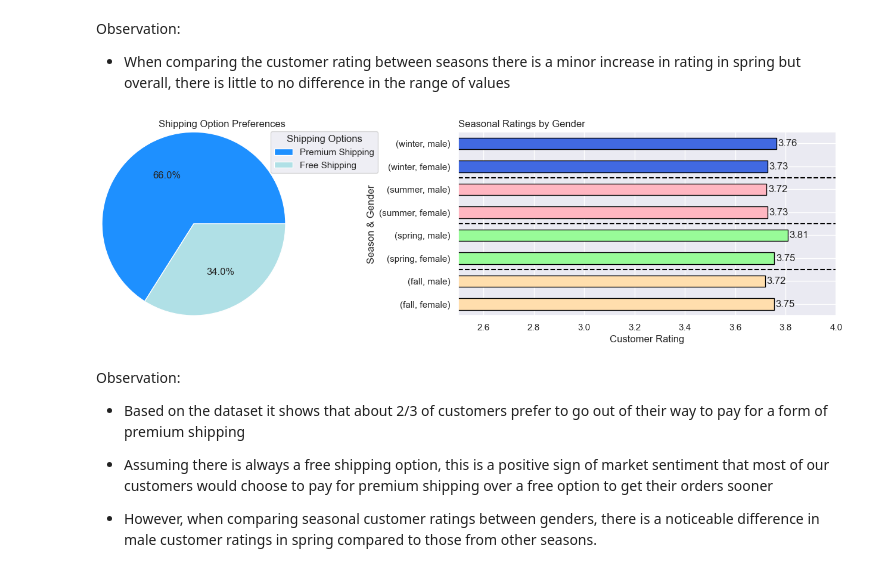
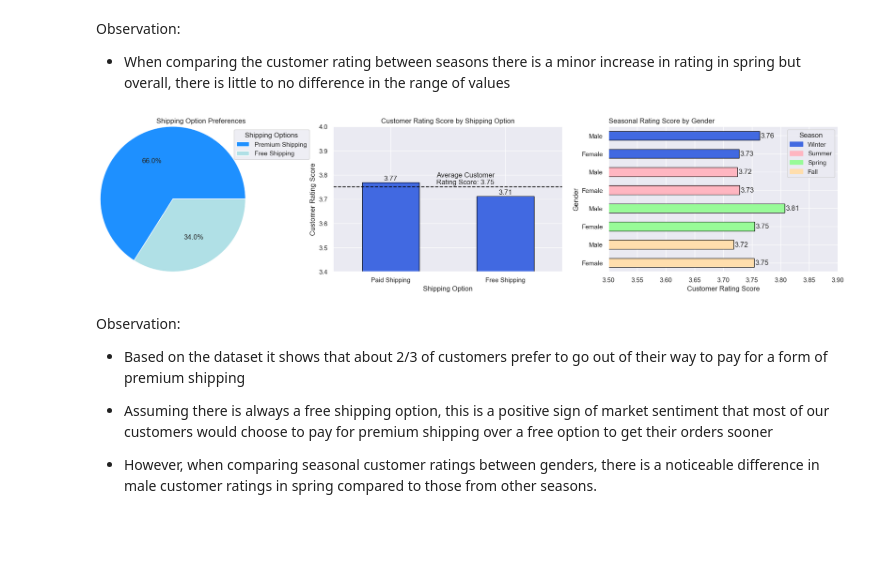
Before and after one commit to jasondo-da/shopping_behavior_analysis, a Jupyter notebook: shopping_behavior_analysis.ipynb, the cells around one changed output. Saved outputs shown, nothing was run; the diff lists cells and outputs as text; code cells hidden in the pictures; blank space fills up the shorter version.

```diff
--- a/shopping_behavior_analysis.ipynb
+++ b/shopping_behavior_analysis.ipynb
@@ -799,12 +800,12 @@ Observation:
 - When comparing the customer rating between seasons there is a minor increase in rating in spring but overall, there is little to no difference in the range of values
 # %%
 # Setting figure size and subplot id
-fig, (axis1, axis2) = plt.subplots(1, 2, figsize=(18, 4))
+fig, (axis1, axis2, axis3) = plt.subplots(1, 3, figsize=(24, 4.5))
 
-# Another method to measure customer sentiment is to find which customers spend
+# One method to measure customer sentiment is to find which customers spend
 # extra money for a premium shipping option. (This is assuming that there is always a
 # free shipping option and other paid shipping options)
-plt.subplot(1, 2, 1)
+plt.subplot(1, 3, 1)
 df['shipping_type'].value_counts().plot(kind='pie',
                                         autopct='%1.1f%%',
                                         fontsize=12,
@@ -814,52 +815,86 @@ df['shipping_type'].value_counts().plot(kind='pie',
                                         radius=1.25,
                                         ax=axis1)
 plt.title('Shipping Option Preferences',
           loc='right')
 plt.legend(['Premium Shipping', 'Free Shipping'],
            title='Shipping Options',
            loc=[0.92, 0.775])
 
+
+#
+plt.subplot(1, 3, 2)
+ship_rating = df.groupby('shipping_type')['customer_rating'].mean().plot(kind='bar',
+                                                           color='royalblue',
+                                                           edgecolor='black',
+                                                           ax=axis2)
+# Creating loop to display numeric value on graph
+for r in ship_rating.patches:
+    y_value = r.get_height()
+    x_value = r.get_x() + r.get_width() / 2
+    space = 1
+    label = '{:.2f}'.format(y_value)
+    ship_rating.annotate(label,
+                         (x_value, y_value),
+                         xytext=(0, space),
+                         textcoords='offset points',
+                         ha='center',
+                         va='bottom')
+plt.axhline(df['customer_rating'].mean(),
+            color='black',
+            linestyle='--')
+plt.text(0.4, (df['customer_rating'].mean() * 1.003), f'Average Customer\nRating Score: {df["customer_rating"].mean().round(2)}')
+plt.title('Customer Rating Score by Shipping Option')
+plt.xlabel('Shipping Option')
+plt.xticks([0, 1],
+           ['Paid Shipping', 'Free Shipping'],
+           rotation=0)
+plt.ylabel('Customer Rating Score')
+plt.ylim(3.4, 4)
+
 # Grouping by seasons and genders and aggregating the average value for customer rating will reveal
 # a more accurate representation of customer satisfaction from different demographics throughout the year
-plt.subplot(1, 2, 2)
+plt.subplot(1, 3, 3)
 seasonal_rating_gen = df.groupby(['season', 'gender']).agg({'customer_rating': 'mean'}).plot(kind='barh',
-                                                                                               edgecolor='black',
-                                                                                               ax=axis2)
+                                                                                             edgecolor='black',
+                                                                                             ax=axis3)
 # Color list to use in loop
 colors = ['navajowhite', 'navajowhite', 'palegreen', 'palegreen', 'lightpink', 'lightpink', 'royalblue', 'royalblue']
 # Loop for setting colors of specific bars in graph
 for patch, color in zip(seasonal_rating_gen.patches, colors):
     patch.set_facecolor(color)
-
 # Creating loop to display numeric value on graph
 for r in seasonal_rating_gen.patches:
     y_value = r.get_y() + (r.get_height() - 0.075) / 2
     x_value = r.get_width()
     label = '{:.2f}'.format(x_value)
     seasonal_rating_gen.annotate(label,
                                 (x_value, y_value),
                                 xytext=(2, 1),
                                 textcoords='offset points',
                                 ha='left',
                                 va='center')
-plt.axhline(y=1.5,
-            color='black',
-            linestyle='--')
-plt.axhline(y=3.5,
-            color='black',
-            linestyle='--')
-plt.axhline(y=5.5,
-            color='black',
-            linestyle='--')
-plt.title('Seasonal Ratings by Gender',
+plt.title('Seasonal Rating Score by Gender',
           loc='left')
-plt.xlabel('Customer Rating')
-plt.xlim(df['customer_rating'].min(), 4)
-plt.ylabel('Season & Gender')
-seasonal_rating_gen.get_legend().remove()
+plt.xlabel('Customer Rating Score')
+plt.xlim(3.5, 3.9)
+plt.ylabel('Gender')
+plt.yticks([0, 1, 2, 3, 4, 5, 6, 7],
+           ['Female', 'Male', 'Female', 'Male', 'Female', 'Male', 'Female', 'Male'])
+
+winter_patch = mpatches.Patch(color='royalblue',
+                              label='Winter')
+summer_patch = mpatches.Patch(color='lightpink',
+                              label='Summer')
+spring_patch = mpatches.Patch(color='palegreen',
+                              label='Spring')
+fall_patch = mpatches.Patch(color='navajowhite',
+                            label='Fall')
+
+plt.legend(title='Season',
+           handles=[winter_patch, summer_patch, spring_patch, fall_patch])
 plt.show()
 # %% [output]
-[figure, old version]
+[figure, new version]
 # %% [markdown]
 Observation:
 
```
Also changed, not shown: parts of 12 cells of this notebook.
